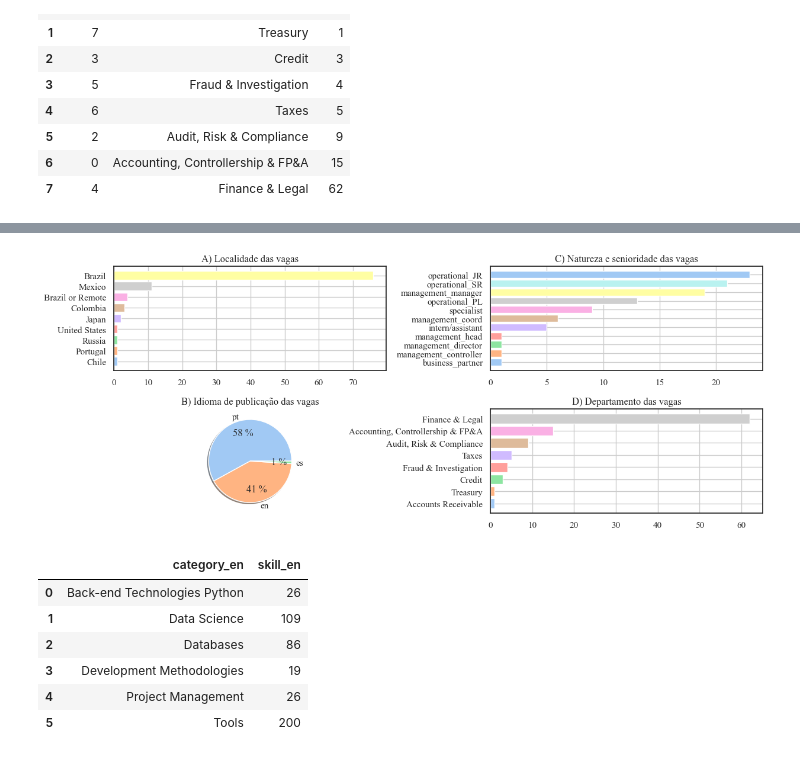
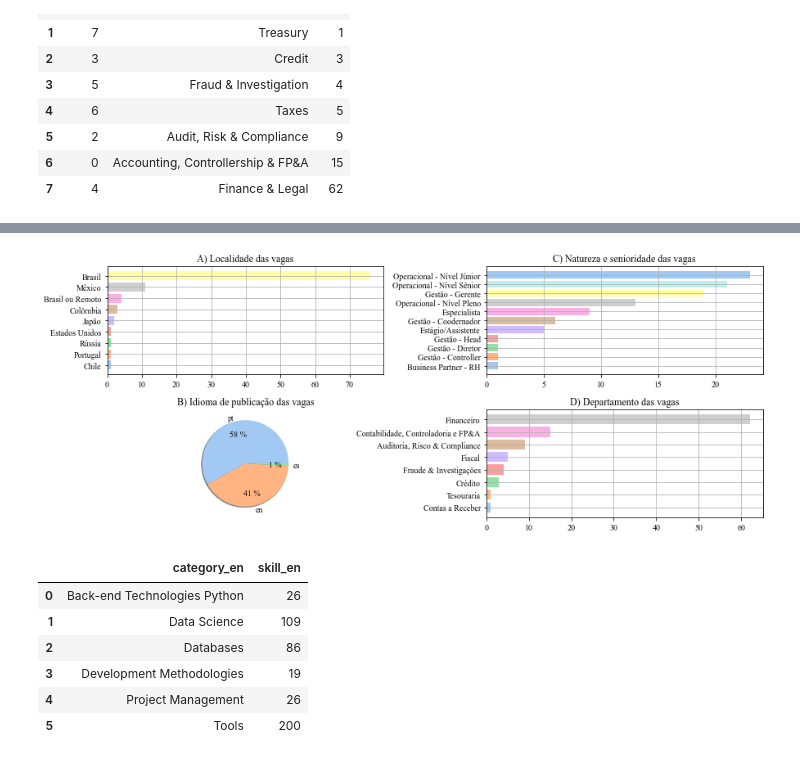
Before and after one commit to ivanrmello/berle-means, a Jupyter notebook: research-in-acc-sciences/accountant-profile-in-startups/02_charts_and_eda.ipynb, the cells around one changed output, grey strips where cells are left out. Drawn from its saved outputs; the diff is of its cells as text; code cells hidden in the pictures.

Commit message:
feat: :sparkles: Finishing some details and generating some Images and Charts.

```diff
--- a/research-in-acc-sciences/accountant-profile-in-startups/02_charts_and_eda.ipynb
+++ b/research-in-acc-sciences/accountant-profile-in-startups/02_charts_and_eda.ipynb
@@ -21,4 +21,4 @@ Let's start plotting!
 # %%
 dframe_location_and_language = dframe.groupby(['job_location'],as_index=False)['job_extraction_timestamp'].count()
 dframe_location_and_language.columns = ['Location','Qty']
-dframe_location_and_language = dframe_location_and_language.sort_values('Qty',ascending=True)
+dframe_location_and_language = dframe_location_and_language.sort_values('Qty',ascending=True).reset_index()[['Location','Qty']]
@@ -34,0 +38,2 @@ plt.show()
+# %%
+dframe_location_and_language = dframe_location_and_language.assign(Location_pt = ['Chile','Portugal','Rússia','Estados Unidos', 'Japão', 'Colômbia','Brasil ou Remoto','México','Brasil'])
@@ -63,0 +72,12 @@ plt.show()
+# %%
+dframe_job_title_type = dframe_job_title_type.assign(Tipo_vaga = ['Business Partner - RH',
+                                                                    'Gestão - Controller',
+                                                                    'Gestão - Diretor',
+                                                                    'Gestão - Head',
+                                                                    'Estágio/Assistente',
+                                                                    'Gestão - Coodernador',
+                                                                    'Especialista',
+                                                                    'Operacional - Nível Pleno',
+                                                                    'Gestão - Gerente',
+                                                                    'Operacional - Nível Sênior',
+                                                                    'Operacional - Nível Júnior'])
@@ -98,3 +123,12 @@ dframe_macro_job_area
 | 5 | 2 | Audit, Risk & Compliance | 9 |
 | 6 | 0 | Accounting, Controllership & FP&A | 15 |
 | 7 | 4 | Finance & Legal | 62 |
+# %%
+dframe_macro_job_area = dframe_macro_job_area.assign(Área_macro_vaga = ['Contas a Receber',
+                                                                        'Tesouraria',
+                                                                        'Crédito',
+                                                                        'Fraude & Investigações',
+                                                                        'Fiscal',
+                                                                        'Auditoria, Risco & Compliance',
+                                                                        'Contabilidade, Controladoria e FP&A',
+                                                                        'Financeiro'])
@@ -101,21 +147,22 @@ dframe_macro_job_area
 # %%
 #Plotting all charts together
+colors = sns.color_palette('pastel')
 fig, ax = plt.subplots(2,2, figsize=(12.5,5))
-
-ax[0,0].barh(dframe_location_and_language['Location'], dframe_location_and_language['Qty'], color=colors)
+ax[0,0].barh(dframe_location_and_language['Location_pt'], dframe_location_and_language['Qty'], color=colors)
 ax[0,0].title.set_text('A) Localidade das vagas')
 ax[1,0].pie(dframe_job_lang['Qty'], labels=dframe_job_lang['Language of the job posted'], pctdistance=.7, autopct='%.0f %%',
           colors=colors, shadow=True)
 ax[1,0].title.set_text('B) Idioma de publicação das vagas')
-ax[0,1].barh(dframe_job_title_type['Job Title Type'], dframe_job_title_type['Qty'], color=colors)
+ax[0,1].barh(dframe_job_title_type['Tipo_vaga'], dframe_job_title_type['Qty'], color=colors)
 ax[0,1].title.set_text('C) Natureza e senioridade das vagas')
-ax[1,1].barh(dframe_macro_job_area['Macro Job Area'], dframe_macro_job_area['Qty'], color=colors)
+ax[1,1].barh(dframe_macro_job_area['Área_macro_vaga'], dframe_macro_job_area['Qty'], color=colors)
 ax[1,1].title.set_text('D) Departamento das vagas')
 
 plt.tight_layout()
 ax[0,0].grid()
 ax[0,1].grid()
 ax[1,1].grid()
+plt.savefig('Descriptive Charts_pt.png')
 plt.show()
 # %% [output]
-[figure, old version]
+[figure, new version]
```
Also changed, not shown: parts of 10 cells of this notebook, 5 other files.
